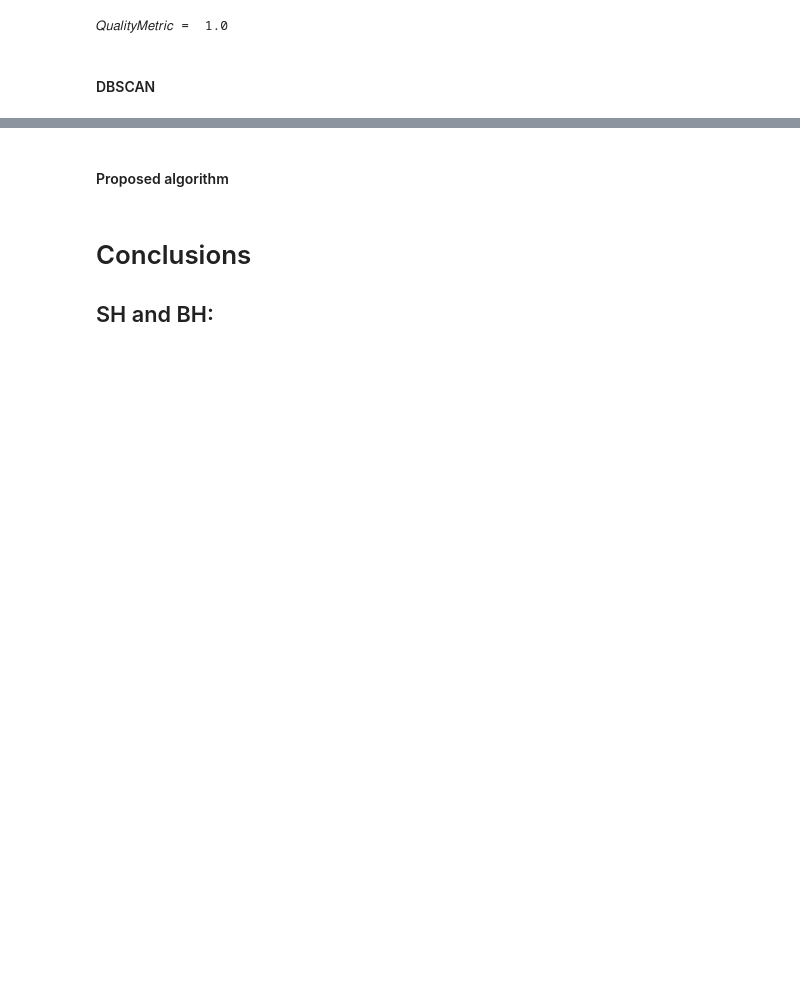
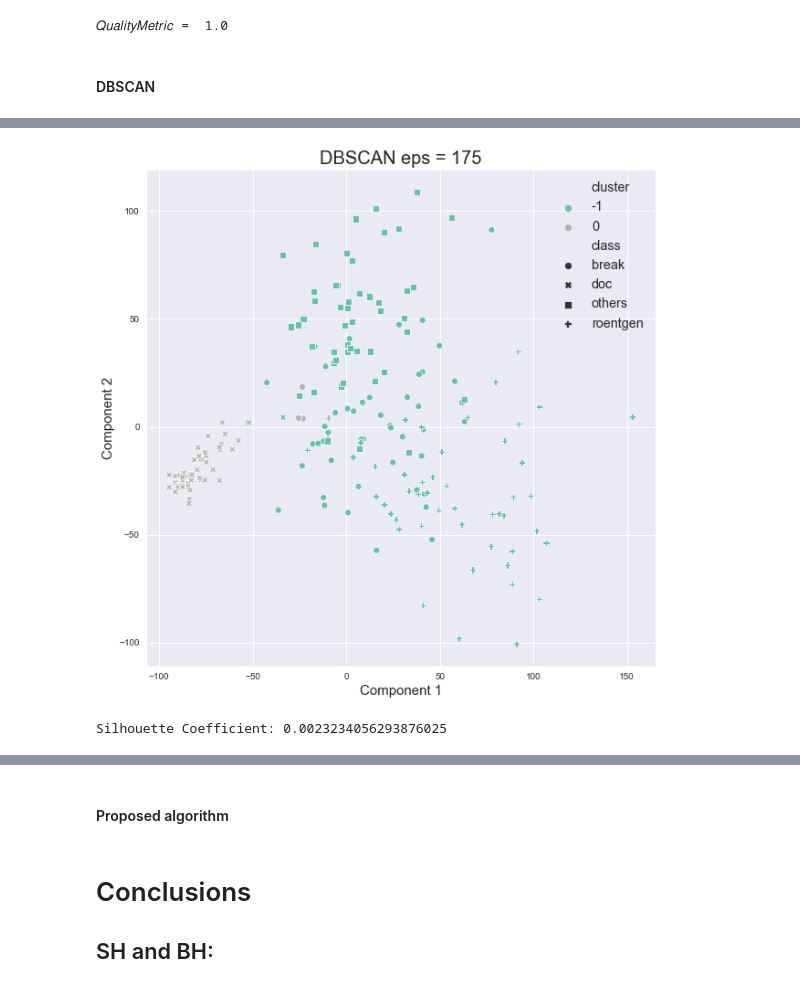
Before and after one commit to michaelwozniak/unsupervised-machine-learning-project-number-1, a Jupyter notebook: jupyter notebooks/paper_ul1_wozniak_wrzesinski.ipynb, the cells around one changed output, grey strips where cells are left out. Drawn from its saved outputs; the diff is of its cells as text; code cells hidden in the pictures; blank space fills up the shorter version.

```diff
--- a/jupyter notebooks/paper_ul1_wozniak_wrzesinski.ipynb
+++ b/jupyter notebooks/paper_ul1_wozniak_wrzesinski.ipynb
@@ -421,0 +466,8 @@ print("𝑄𝑢𝑎𝑙𝑖𝑡𝑦𝑀𝑒𝑡𝑟𝑖𝑐 = ",𝑄𝑢𝑎𝑙
+# %%
+dbscan3 = DBSCAN(eps=175, min_samples=3)
+clustering_plot(dbscan3,"DBSCAN eps = 175")
+sil = silhouette_score(df.iloc[:,:-1], dbscan3.fit_predict(df.iloc[:,:-1]), metric='euclidean')
+print("Silhouette Coefficient:",sil)
+# %% [output]
+[figure, added]
+Silhouette Coefficient: 0.0023234056293876025
```
Also changed, not shown: parts of 30 cells of this notebook.
